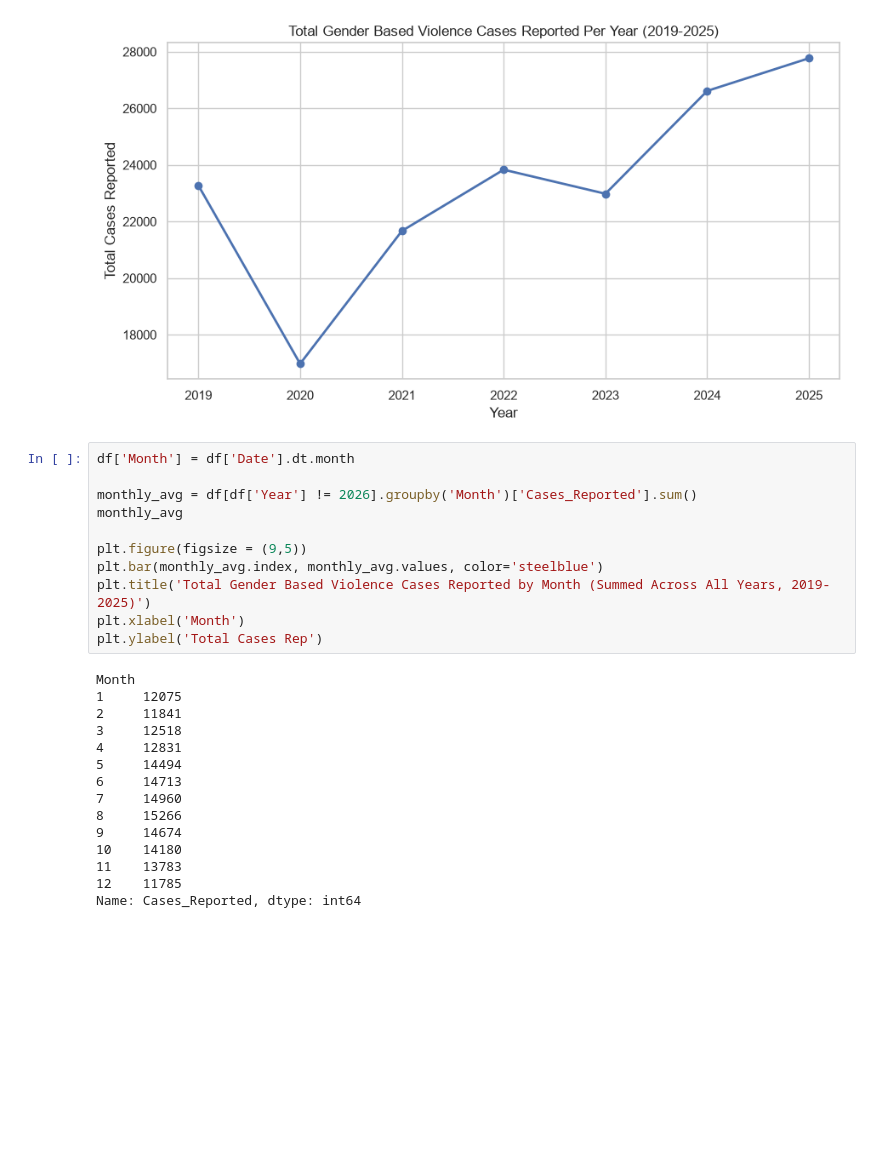
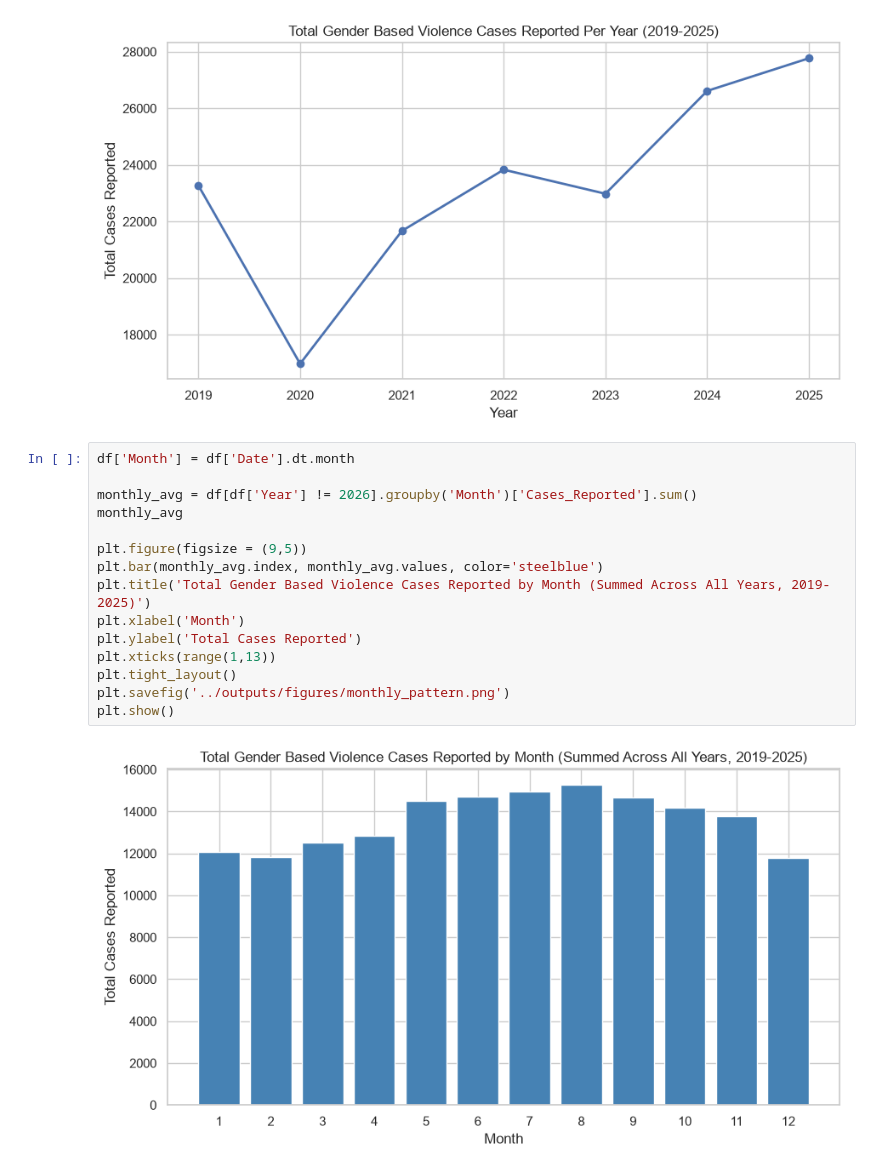
Before and after one commit to rohanpiya/gbv-nepal-eda, a Jupyter notebook: notebooks/01_gbv_nepal_eda.ipynb, the cells around one changed output. Drawn from its saved outputs; the diff is of its cells as text; blank space fills up the shorter version.

```diff
--- a/notebooks/01_gbv_nepal_eda.ipynb
+++ b/notebooks/01_gbv_nepal_eda.ipynb
@@ -178,26 +178,17 @@ plt.show()
 # %%
 df['Month'] = df['Date'].dt.month
 
 monthly_avg = df[df['Year'] != 2026].groupby('Month')['Cases_Reported'].sum()
 monthly_avg
 
 plt.figure(figsize = (9,5))
 plt.bar(monthly_avg.index, monthly_avg.values, color='steelblue')
 plt.title('Total Gender Based Violence Cases Reported by Month (Summed Across All Years, 2019-2025)')
 plt.xlabel('Month')
-plt.ylabel('Total Cases Rep')
+plt.ylabel('Total Cases Reported')
+plt.xticks(range(1,13))
+plt.tight_layout()
+plt.savefig('../outputs/figures/monthly_pattern.png')
+plt.show()
 # %% [output]
-Month
-1     12075
-2     11841
-3     12518
-4     12831
-5     14494
-6     14713
-7     14960
-8     15266
-9     14674
-10    14180
-11    13783
-12    11785
-Name: Cases_Reported, dtype: int64
+[figure, added]
```
Also changed, not shown: parts of 1 cell of this notebook, 1 other file.
